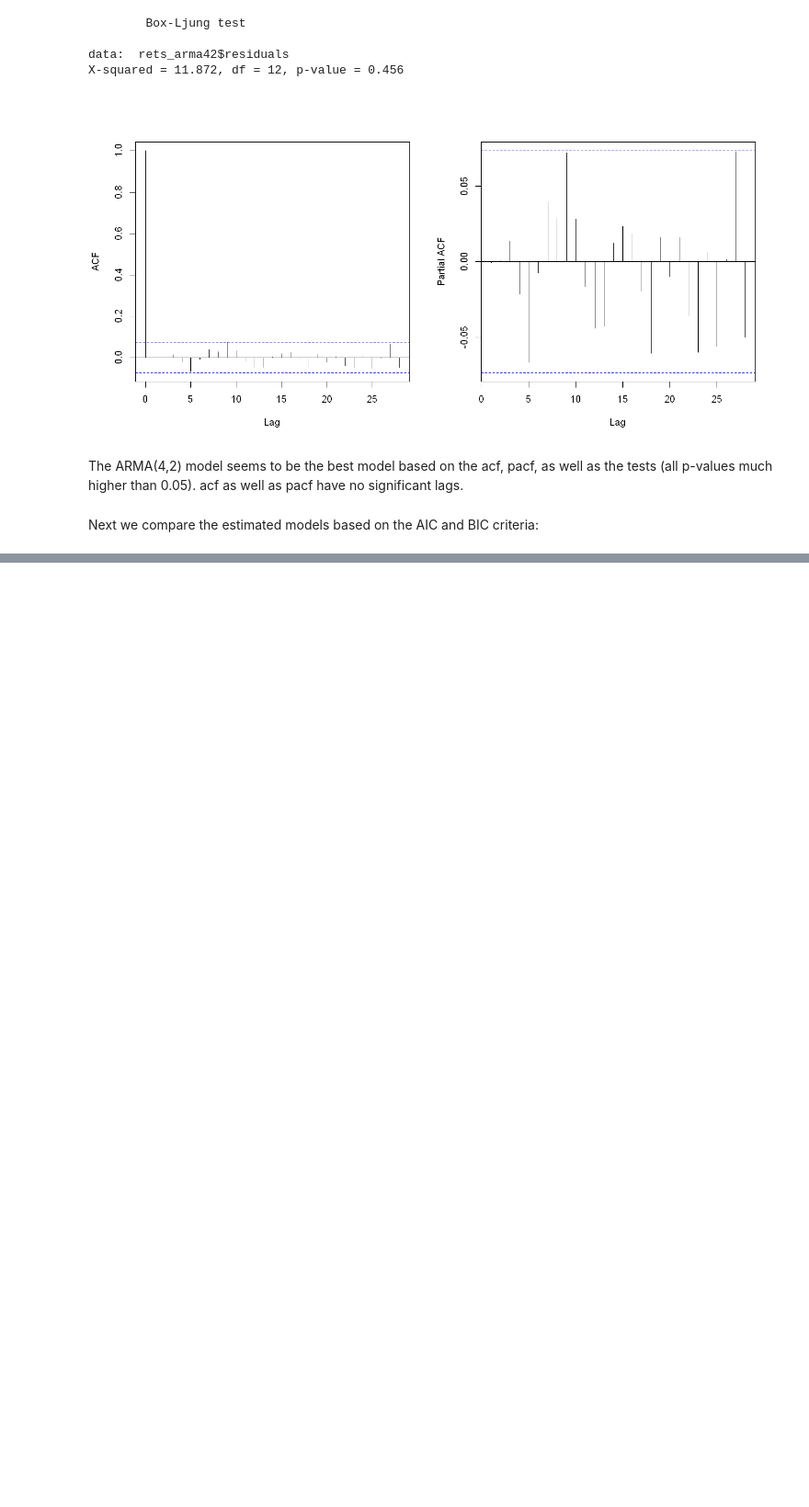
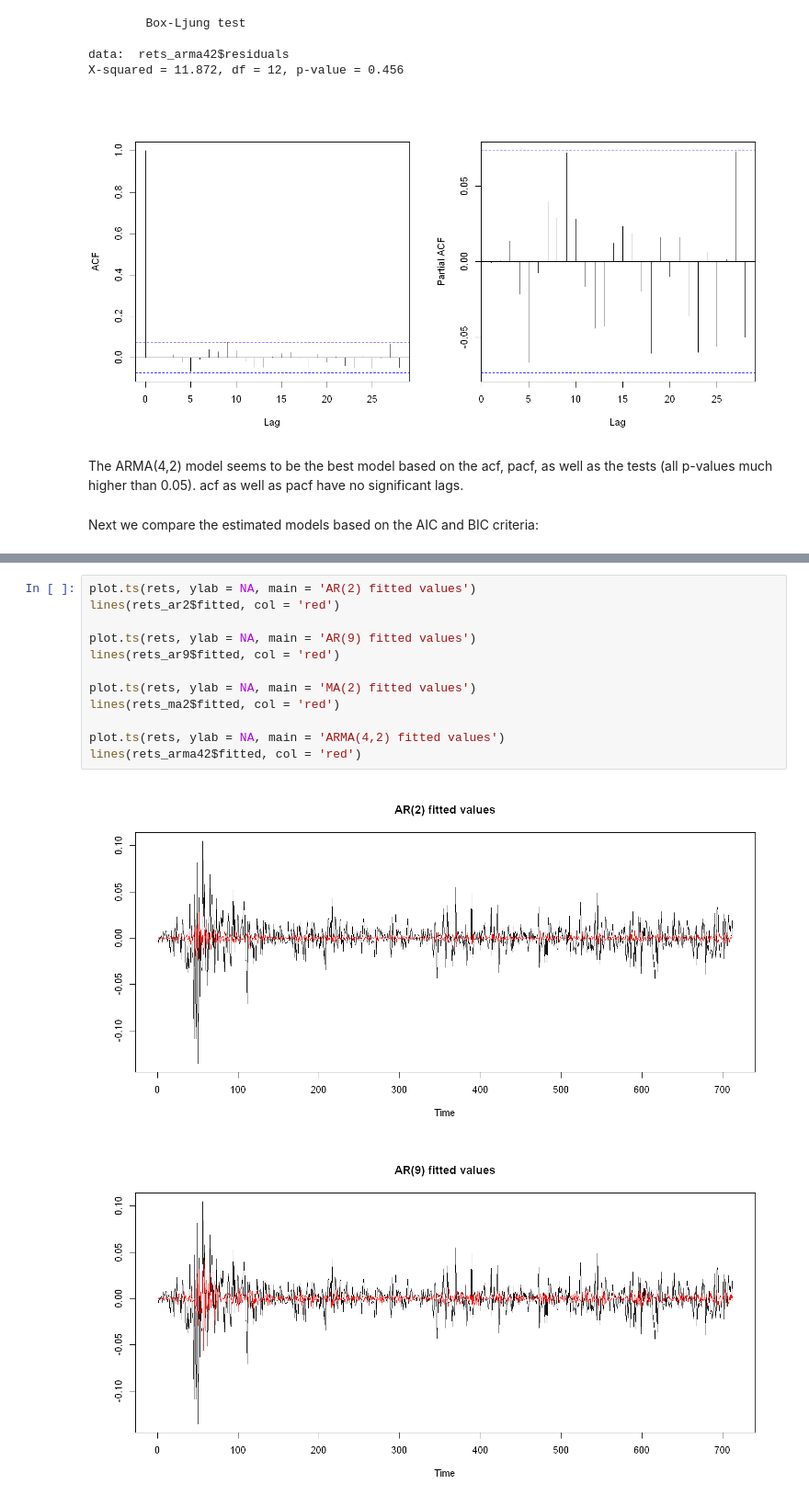
Before and after one commit to hawk-s/Financial_Econometrics, a Jupyter notebook: HA2/HA2_P2.ipynb, the cells around one changed output, grey strips where cells are left out. Shown: that part at 92% size. Cells and saved outputs as stored; diff of their text form; blank space fills up the shorter version.

```diff
--- a/HA2/HA2_P2.ipynb
+++ b/HA2/HA2_P2.ipynb
@@ -596,0 +603,15 @@ The final plot of fitted vs actual + add the AR(4) etc to the above comparison!!
+# %%
+plot.ts(rets, ylab = NA, main = 'AR(2) fitted values')
+lines(rets_ar2$fitted, col = 'red')
+
+plot.ts(rets, ylab = NA, main = 'AR(9) fitted values')
+lines(rets_ar9$fitted, col = 'red')
+
+plot.ts(rets, ylab = NA, main = 'MA(2) fitted values')
+lines(rets_ma2$fitted, col = 'red')
+
+plot.ts(rets, ylab = NA, main = 'ARMA(4,2) fitted values')
+lines(rets_arma42$fitted, col = 'red')
+# %% [output]
+[figure, added]
+[figure, added]
```
Also changed, not shown: parts of 5 cells of this notebook.
